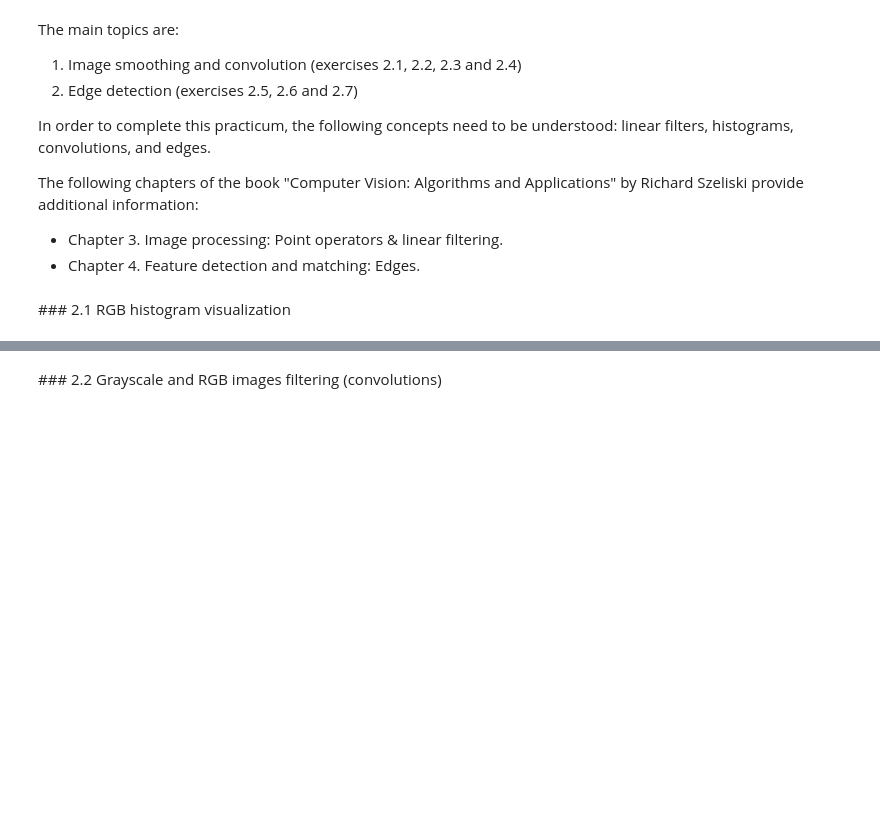
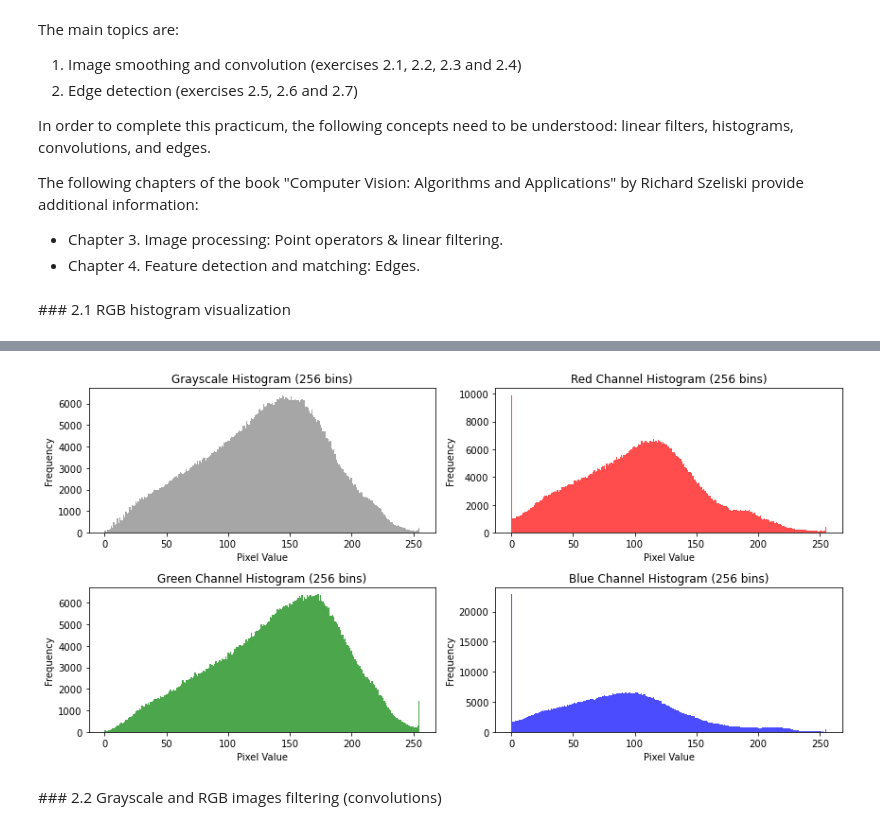
Before and after one commit to dacxjo/computer_vision, a Jupyter notebook: Labs/p2/p2_2022-23.ipynb, the cells around one changed output, grey strips where cells are left out. Drawn from its saved outputs; the diff is of its cells as text; code cells hidden in the pictures; blank space fills up the shorter version.

```diff
--- a/Labs/p2/p2_2022-23.ipynb
+++ b/Labs/p2/p2_2022-23.ipynb
@@ -66,3 +114,48 @@ The plotted histogram must accomplish these requirements (see image bellow as an
+# %%
+#your solution
+def im_hist(im, nbins=8):
+    # Ensure the image is in grayscale
+    if len(im.shape) == 3 and im.shape[2] == 3:
+        im_gray = color.rgb2gray(im)
+
+    # Plot the histogram
+    plt.figure(figsize=(12, 6))
+
+    # Plot histogram for grayscale image
+    plt.subplot(2, 2, 1)
+    plt.hist(im_gray.ravel(), bins=nbins, color='gray', alpha=0.7)
+    plt.xlabel('Pixel Value')
+    plt.ylabel('Frequency')
+    plt.title(f'Grayscale Histogram ({nbins} bins)')
+
+    # Plot histogram for each channel in RGB
+    if len(im.shape) == 3:
+        r, g, b = im[:, :, 0], im[:, :, 1], im[:, :, 2]
+
+        plt.subplot(2, 2, 2)
+        plt.hist(r.ravel(), bins=nbins, color='red', alpha=0.7)
+        plt.xlabel('Pixel Value')
+        plt.ylabel('Frequency')
+        plt.title(f'Red Channel Histogram ({nbins} bins)')
+
+        plt.subplot(2, 2, 3)
+        plt.hist(g.ravel(), bins=nbins, color='green', alpha=0.7)
+        plt.xlabel('Pixel Value')
+        plt.ylabel('Frequency')
+        plt.title(f'Green Channel Histogram ({nbins} bins)')
+
+        plt.subplot(2, 2, 4)
+        plt.hist(b.ravel(), bins=nbins, color='blue', alpha=0.7)
+        plt.xlabel('Pixel Value')
+        plt.ylabel('Frequency')
+        plt.title(f'Blue Channel Histogram ({nbins} bins)')
+
+    plt.tight_layout()
+    plt.show()
+# %%
+im_hist(q1_img, 256)
+# %% [output]
+[figure, added]
 # %% [markdown]
 ### 2.2 Grayscale and RGB images filtering (convolutions)
 # %% [markdown]
```
Also changed, not shown: parts of 5 cells of this notebook.
